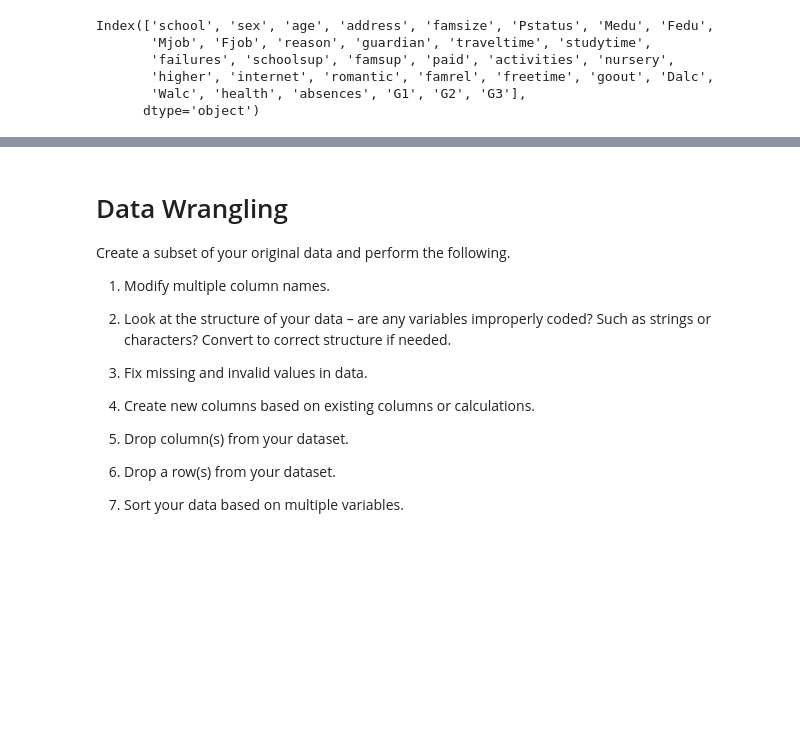
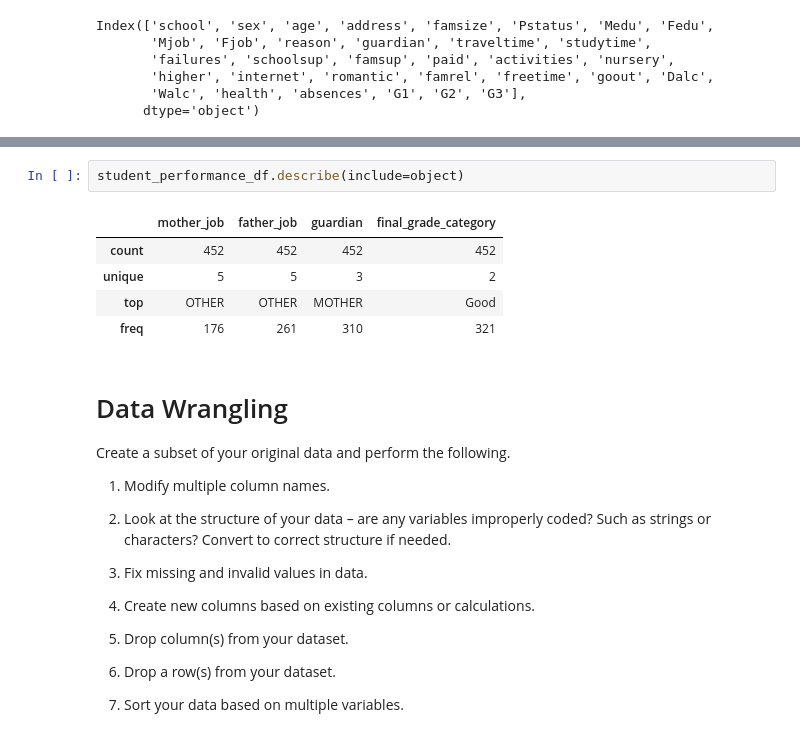
Before and after one commit to mehreengillani/Data602, a Jupyter notebook: 07_assignment.ipynb, the cells around one changed output, grey strips where cells are left out. Cells and saved outputs as stored; diff of their text form; blank space fills up the shorter version.

```diff
--- a/07_assignment.ipynb
+++ b/07_assignment.ipynb
@@ -136,3 +161,11 @@ Index(['school', 'sex', 'age', 'address', 'famsize', 'Pstatus', 'Medu', 'Fedu',
+# %%
+student_performance_df.describe(include=object)
+# %% [output]
+|  | mother_job | father_job | guardian | final_grade_category |
+| count | 452 | 452 | 452 | 452 |
+| unique | 5 | 5 | 3 | 2 |
+| top | OTHER | OTHER | MOTHER | Good |
+| freq | 176 | 261 | 310 | 321 |
 # %% [markdown]
 # Data Wrangling
 Create a subset of your original data and perform the following.
```
Also changed, not shown: parts of 21 cells of this notebook.
